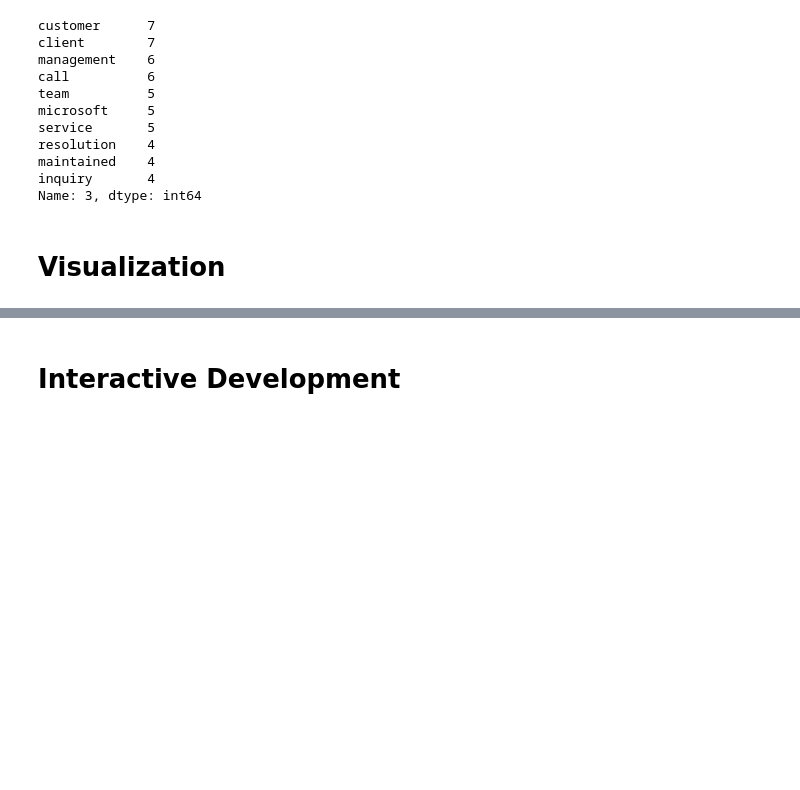
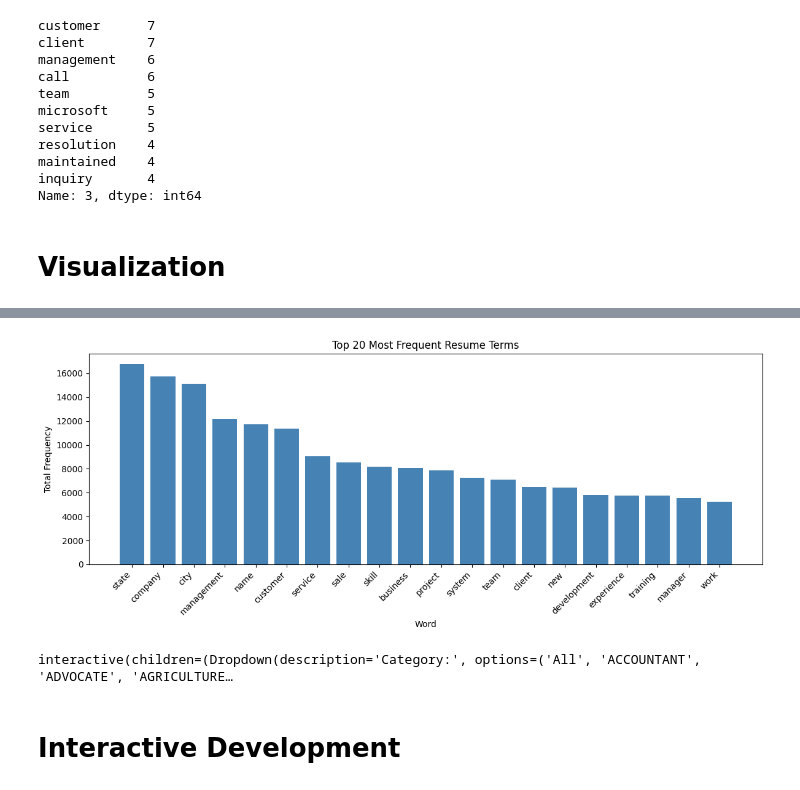
Before and after one commit to Coolguy4123/Data-Visualization-Project-2, a Jupyter notebook: CS4990_ResumeVis.ipynb, the cells around one changed output, grey strips where cells are left out. Saved outputs shown, nothing was run; the diff lists cells and outputs as text; code cells hidden in the pictures; blank space fills up the shorter version.

```diff
--- a/CS4990_ResumeVis.ipynb
+++ b/CS4990_ResumeVis.ipynb
@@ -152,3 +203,48 @@ Name: 3, dtype: int64
+# %%
+# Bar chart of the top 20 most frequent terms across all resumes
+
+top20 = tf_summary.head(20)
+
+plt.figure(figsize=(12, 5))
+plt.bar(top20["word"], top20["frequency"], color="steelblue")
+plt.xticks(rotation=45, ha="right")
+plt.xlabel("Word")
+plt.ylabel("Total Frequency")
+plt.title("Top 20 Most Frequent Resume Terms")
+plt.tight_layout()
+plt.show()
+# %% [output]
+[figure, added]
+# %%
+# Interactive word cloud by category
+
+import ipywidgets as widgets
+from wordcloud import WordCloud
+import matplotlib.pyplot as plt
+
+category_options = ["All"] + sorted(df["Category"].unique().tolist())
+
+dropdown = widgets.Dropdown(options=category_options, description="Category:")
+
+def update_wordcloud(category):
+  if category == "All":
+    filtered_text = " ".join(df["Resume_str"])
+  else:
+    filtered_text = " ".join(df.loc[df["Category"] == category, "Resume_str"])
+
+  wc = WordCloud(width=1000, height=500, background_color="white",
+              max_words=150, colormap="viridis").generate(filtered_text)
+
+  plt.figure(figsize=(14, 6))
+  plt.imshow(wc, interpolation="bilinear")
+  plt.axis("off")
+  plt.title(f"Most Common Terms - {category}", fontsize=16)
+  plt.tight_layout()
+  plt.show()
+
+widgets.interactive(update_wordcloud, category=dropdown)
+# %% [output]
+interactive(children=(Dropdown(description='Category:', options=('All', 'ACCOUNTANT', 'ADVOCATE', 'AGRICULTURE…
 # %% [markdown]
 # Interactive Development
 # %%
```
Also changed, not shown: parts of 5 cells of this notebook.
